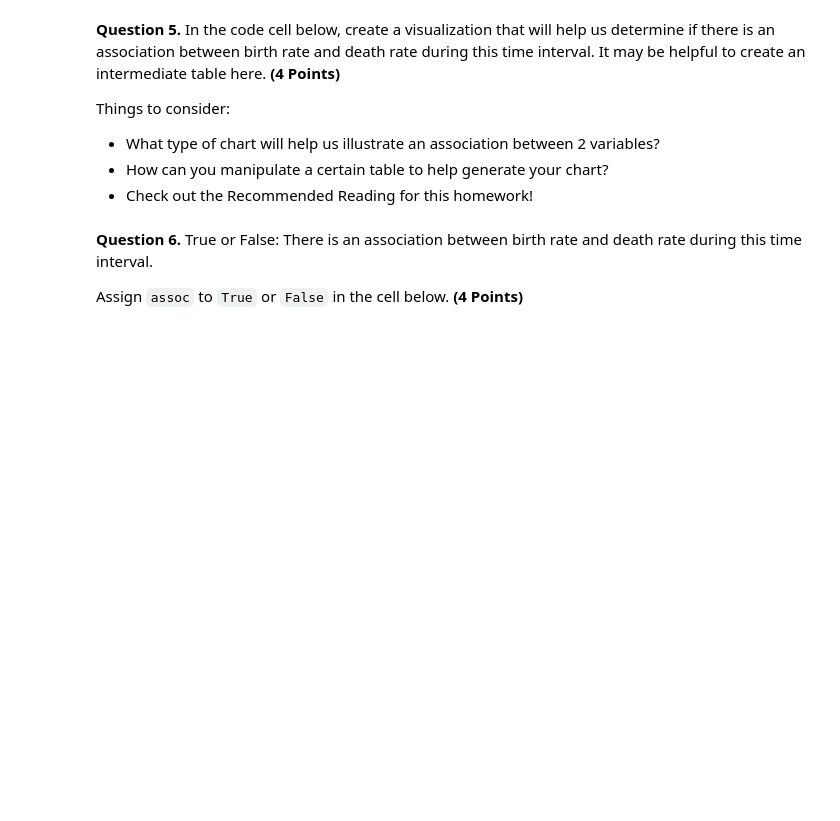
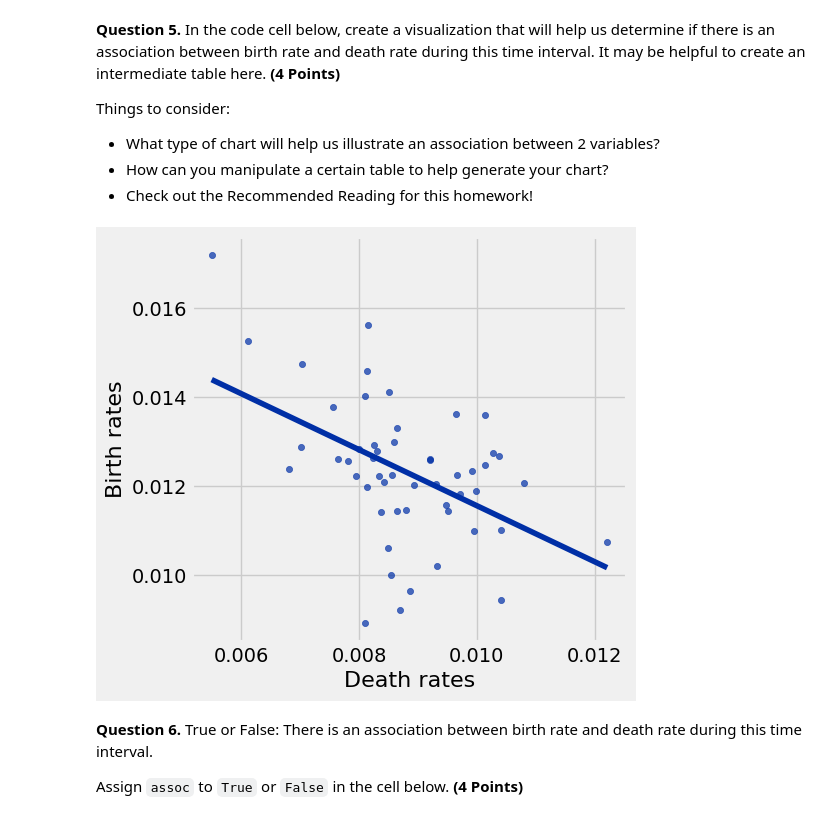
Before and after one commit to fraserr1991/materials-fds, a Jupyter notebook: hw/hw03/hw03.ipynb, the cells around one changed output. Drawn from its saved outputs; the diff is of its cells as text; code cells hidden in the pictures; blank space fills up the shorter version.

```diff
--- a/hw/hw03/hw03.ipynb
+++ b/hw/hw03/hw03.ipynb
@@ -288,8 +294,14 @@ Things to consider:
 # %%
 # In this cell, use birth_rates and death_rates to generate your visualization
 birth_rates = pop.column('BIRTHS') / pop.column('2015')
 death_rates = pop.column('DEATHS') / pop.column('2015')
-...
+grouped = Table().with_columns(
+    'Birth rates', birth_rates,
+    'Death rates', death_rates
+)
+grouped.scatter("Death rates", "Birth rates", fit_line = True)
+# %% [output]
+[figure, added]
 # %% [markdown]
 <!-- END QUESTION -->
 
```
Also changed, not shown: parts of 22 cells of this notebook, 3 other files.
